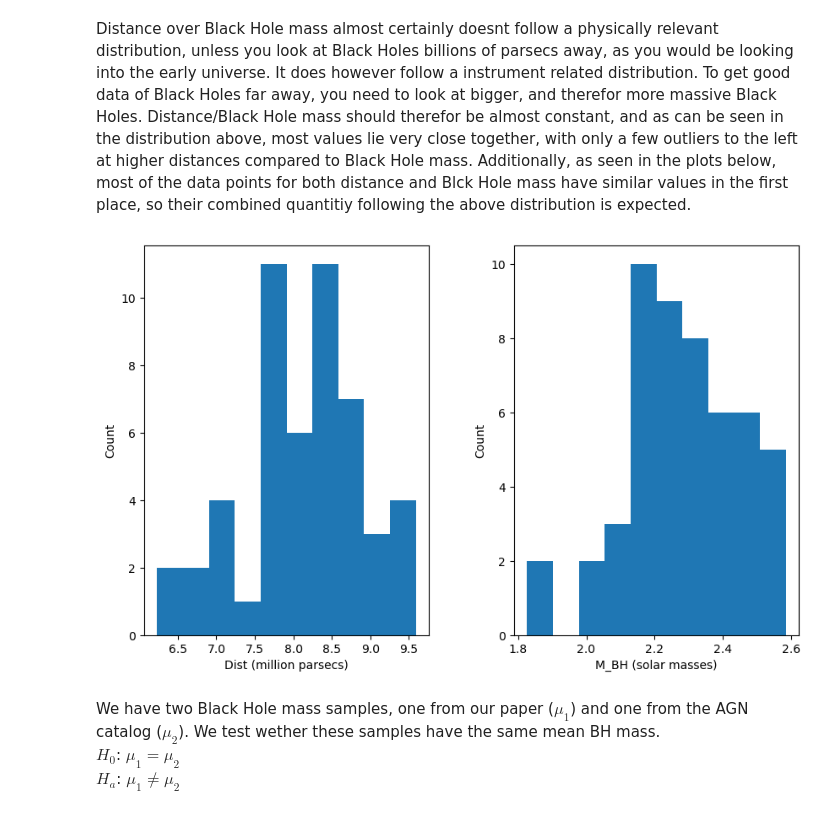
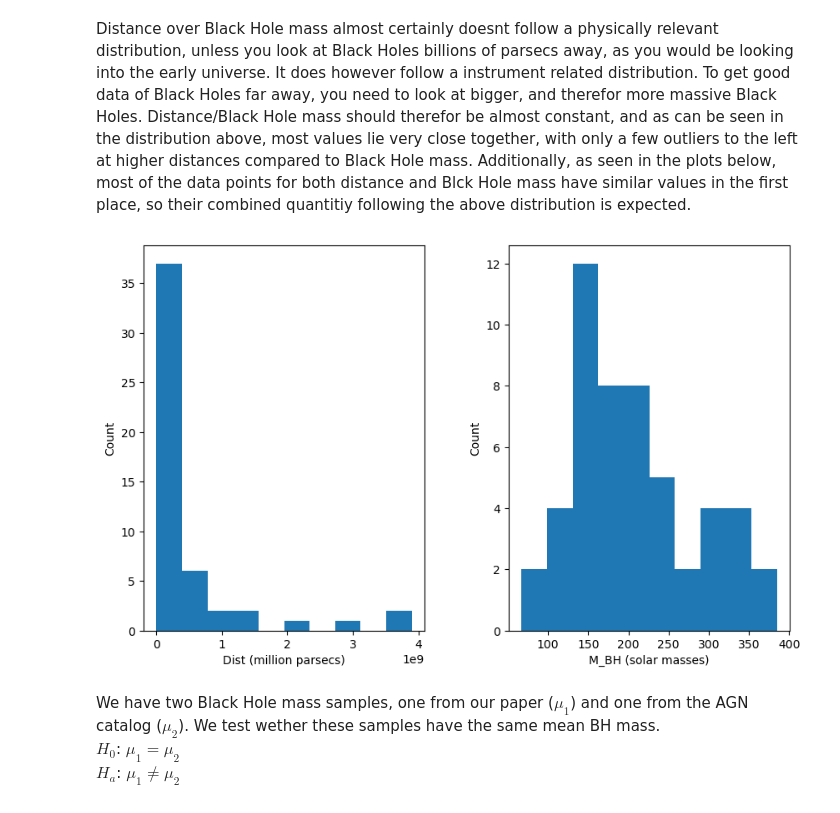
Before and after one commit to MonkeyTreeLover/M-Sigma-Relation, a Jupyter notebook: M_Sigma_Report_Neu.ipynb, the cells around one changed output. Cells and saved outputs as stored; diff of their text form; code cells hidden in the pictures.

Commit message:
Fixed Plots

```diff
--- a/M_Sigma_Report_Neu.ipynb
+++ b/M_Sigma_Report_Neu.ipynb
@@ -186,6 +186,10 @@ DATA_SET= { "Early": [np.log10(early_type[x]), np.log10(early_type[y])],
             "AGN"   : [np.log10(data_AGN_SI), np.log10(data_AGN_BH)],
             "Gütel" : [np.log10(data["sigma_e (km/s)"]), np.log10(data["M_BH (solar masses)"])]}
 
+DATA_SET_N = {"Early": [early_type[x], early_type[y]],
+              "Late"  : [late_type[x], late_type[y]],
+              "AGN"   : [data_AGN_SI, data_AGN_BH],
+              "Gütel" : [data["sigma_e (km/s)"], data["M_BH (solar masses)"]]}
 early_type = None
 late_type = None
 data = None
@@ -275,18 +294,18 @@ Distance over Black Hole mass almost certainly doesnt follow a physically releva
 # %%
 fig, axs = plt.subplots(1, 2, figsize=[10, 6])
 plt.subplots_adjust(wspace=0.3)
 
-axs[0].hist(DATA_SET["Gütel"][1])
+axs[0].hist(DATA_SET_N["Gütel"][1])
 axs[0].set_xlabel("Dist (million parsecs)")
 axs[0].set_ylabel("Count")
 
-axs[1].hist(DATA_SET["Gütel"][0])
+axs[1].hist(DATA_SET_N["Gütel"][0])
 axs[1].set_xlabel("M_BH (solar masses)")
 axs[1].set_ylabel("Count")
 
 plt.show()
 # %% [output]
-[figure, old version]
+[figure, new version]
 # %% [markdown]
 We have two Black Hole mass samples, one from our paper ($\mu_1$) and one from the AGN catalog ($\mu_2$). We test wether these samples have the same mean BH mass. \
 $H_0$: $\mu_1 = \mu_2$ \
```
Also changed, not shown: parts of 3 cells of this notebook, 2 other files.
